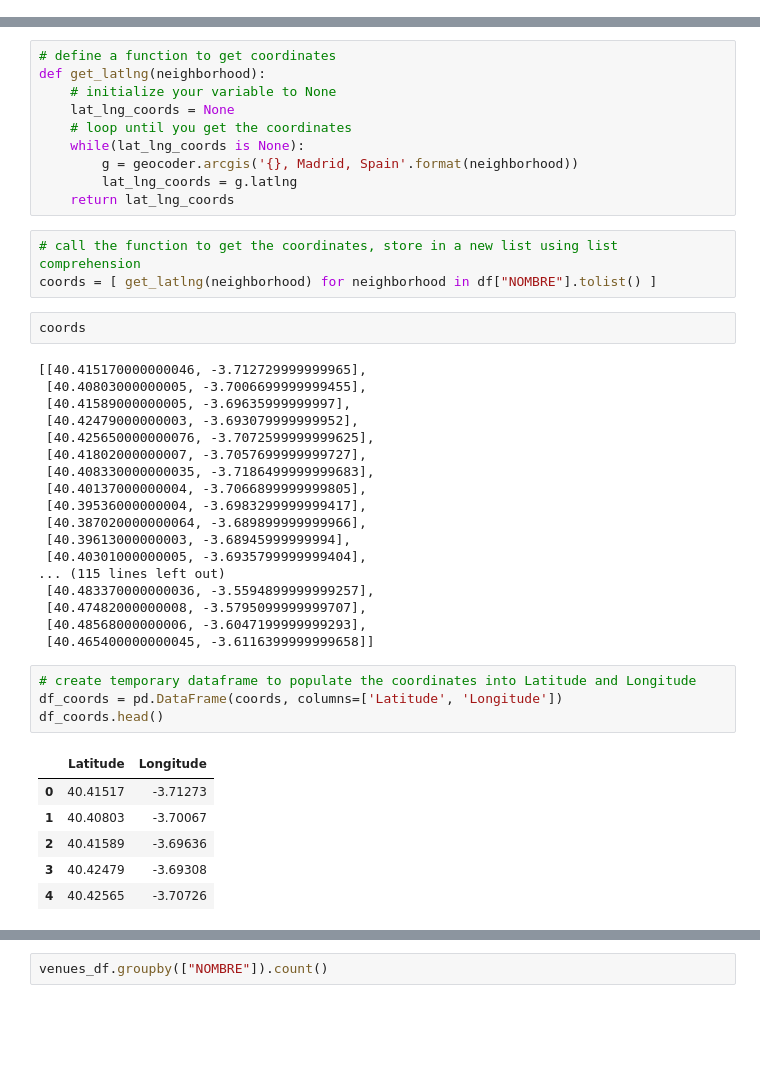
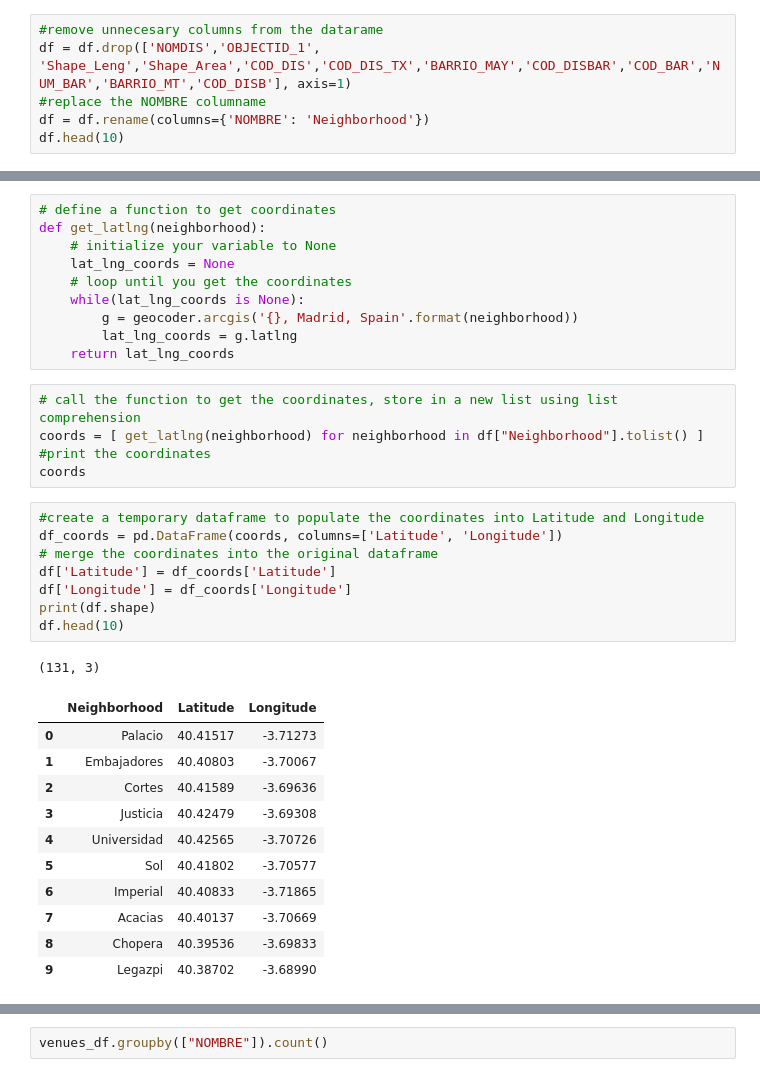
Before and after one commit to mikel-hernandezj/Coursera_Capstone, a Jupyter notebook: Capstone Project - Part II/Capstone_Project_Notebook.ipynb, the cells around one changed output, grey strips where cells are left out. Saved outputs shown, nothing was run; the diff lists cells and outputs as text; blank space fills up the shorter version.

```diff
--- a/Capstone Project - Part II/pruebas.ipynb
+++ b/Capstone Project - Part II/Capstone_Project_Notebook.ipynb
@@ -31,0 +58,6 @@ import geocoder # to get coordinates
+# %%
+#remove unnecesary columns from the datarame
+df = df.drop(['NOMDIS','OBJECTID_1', 'Shape_Leng','Shape_Area','COD_DIS','COD_DIS_TX','BARRIO_MAY','COD_DISBAR','COD_BAR','NUM_BAR','BARRIO_MT','COD_DISB'], axis=1)
+#replace the NOMBRE columname
+df = df.rename(columns={'NOMBRE': 'Neighborhood'})
+df.head(10)
@@ -41,35 +99,27 @@ def get_latlng(neighborhood):
     return lat_lng_coords
 # %%
 # call the function to get the coordinates, store in a new list using list comprehension
-coords = [ get_latlng(neighborhood) for neighborhood in df["NOMBRE"].tolist() ]
+coords = [ get_latlng(neighborhood) for neighborhood in df["Neighborhood"].tolist() ]
+#print the coordinates
+coords
-# %%
-coords
-# %% [output]
-[[40.415170000000046, -3.712729999999965],
- [40.40803000000005, -3.7006699999999455],
- [40.41589000000005, -3.69635999999997],
- [40.42479000000003, -3.693079999999952],
- [40.425650000000076, -3.7072599999999625],
- [40.41802000000007, -3.7057699999999727],
- [40.408330000000035, -3.7186499999999683],
- [40.40137000000004, -3.7066899999999805],
- [40.39536000000004, -3.6983299999999417],
- [40.387020000000064, -3.689899999999966],
- [40.39613000000003, -3.68945999999994],
- [40.40301000000005, -3.6935799999999404],
-... (115 lines left out)
- [40.483370000000036, -3.5594899999999257],
- [40.47482000000008, -3.5795099999999707],
- [40.48568000000006, -3.6047199999999293],
- [40.465400000000045, -3.6116399999999658]]
 # %%
-# create temporary dataframe to populate the coordinates into Latitude and Longitude
+#create a temporary dataframe to populate the coordinates into Latitude and Longitude
 df_coords = pd.DataFrame(coords, columns=['Latitude', 'Longitude'])
-df_coords.head()
+# merge the coordinates into the original dataframe
+df['Latitude'] = df_coords['Latitude']
+df['Longitude'] = df_coords['Longitude']
+print(df.shape)
+df.head(10)
 # %% [output]
+(131, 3)
-|  | Latitude | Longitude |
-| 0 | 40.41517 | -3.71273 |
-| 1 | 40.40803 | -3.70067 |
-| 2 | 40.41589 | -3.69636 |
-| 3 | 40.42479 | -3.69308 |
-| 4 | 40.42565 | -3.70726 |
+|  | Neighborhood | Latitude | Longitude |
+| 0 | Palacio | 40.41517 | -3.71273 |
+| 1 | Embajadores | 40.40803 | -3.70067 |
+| 2 | Cortes | 40.41589 | -3.69636 |
+| 3 | Justicia | 40.42479 | -3.69308 |
+| 4 | Universidad | 40.42565 | -3.70726 |
+| 5 | Sol | 40.41802 | -3.70577 |
+| 6 | Imperial | 40.40833 | -3.71865 |
+| 7 | Acacias | 40.40137 | -3.70669 |
+| 8 | Chopera | 40.39536 | -3.69833 |
+| 9 | Legazpi | 40.38702 | -3.68990 |
```
Also changed, not shown: parts of 27 cells of this notebook, 1 other file.
